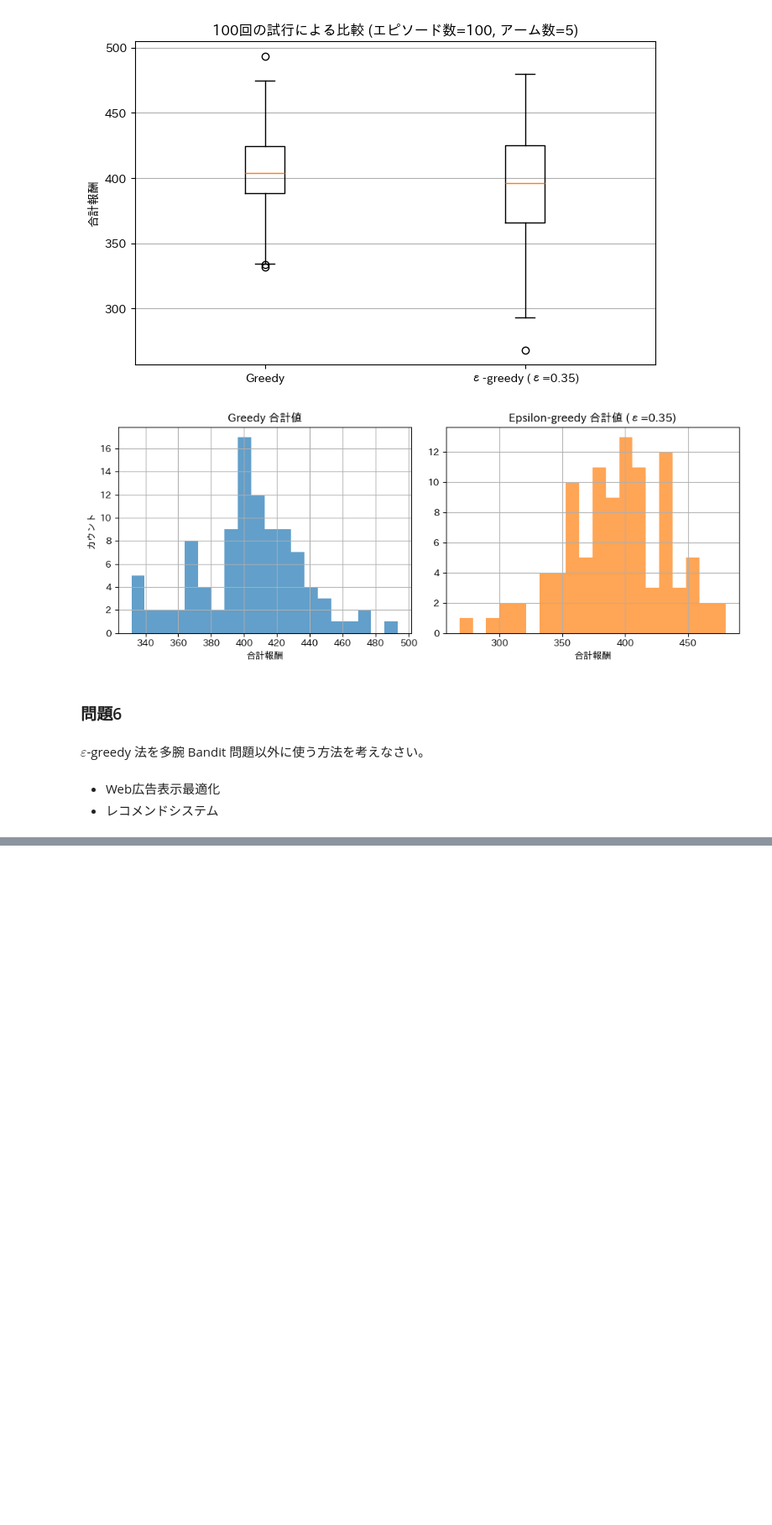
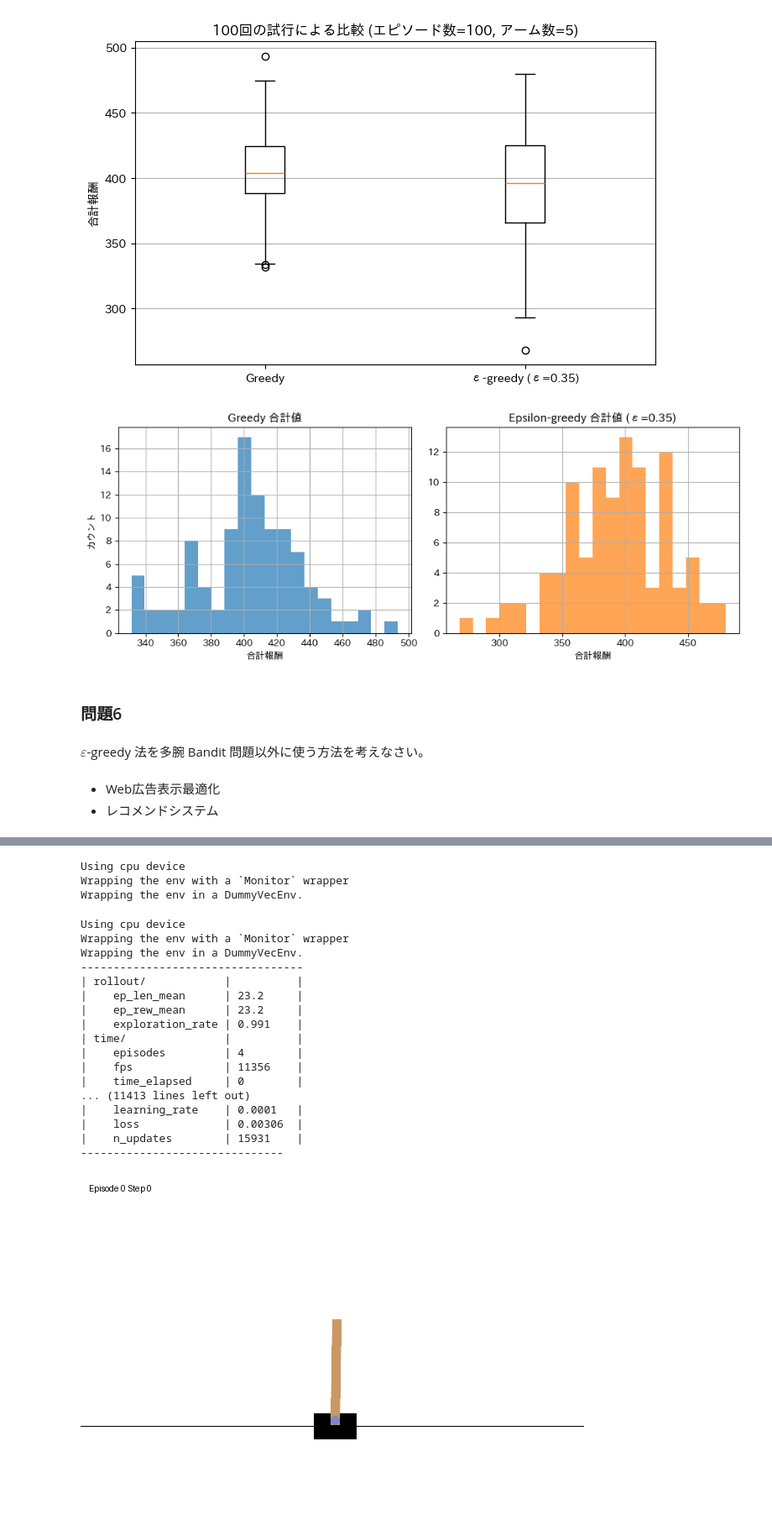
Before and after one commit to OrlyIdeate/deep-learning, a Jupyter notebook: 22050002_uenojin_exercises_2nd_semester.ipynb, the cells around one changed output, grey strips where cells are left out. Shown at 84% size. Saved outputs shown, nothing was run; the diff lists cells and outputs as text; code cells hidden in the pictures; blank space fills up the shorter version.

```diff
--- a/22050002_uenojin_exercises_2nd_semester.ipynb
+++ b/22050002_uenojin_exercises_2nd_semester.ipynb
@@ -942,0 +1014,80 @@ $\varepsilon$ の確率でランダムに行動を選び、$1 - \varepsilon$ の
+# %%
+import gymnasium as gym
+from stable_baselines3 import DQN
+
+env = gym.make("CartPole-v1", render_mode="rgb_array")
+
+model = DQN("MlpPolicy", env, verbose=1, device="cpu")
+
+model.learn(total_timesteps=5)
+
+obs, info = env.reset()
+for _ in range(3):
+    action, _ = model.predict(obs)
+    obs, reward, terminated, truncated, info = env.step(action)
+    if terminated or truncated:
+        obs, info = env.reset()
+
+env.close()
+# %% [output]
+Using cpu device
+Wrapping the env with a `Monitor` wrapper
+Wrapping the env in a DummyVecEnv.
+# %%
+import gymnasium as gym
+from stable_baselines3 import DQN
+import numpy as np
+from PIL import Image, ImageDraw
+import imageio
+
+env = gym.make("CartPole-v1", render_mode="rgb_array")
+model = DQN("MlpPolicy", env, verbose=1, device="cpu")
+model.learn(total_timesteps=100000)
+
+obs, info = env.reset()
+
+frames = []
+episode = 0
+step = 0
+
+for _ in range(900):
+    action, _ = model.predict(obs)
+    obs, reward, terminated, truncated, info = env.step(action)
+
+    frame = env.render()
+
+    pil_img = Image.fromarray(frame)
+    draw = ImageDraw.Draw(pil_img)
+    draw.text((10, 10), f"Episode {episode} Step {step}", fill=(0,0,0))
+
+    frames.append(np.array(pil_img))
+    step += 1
+
+    if terminated or truncated:
+        obs, info = env.reset()
+        episode += 1
+        step = 0
+
+imageio.mimsave("cartpole.gif", frames, fps=30)
+
+from IPython.display import Image
+Image(filename="cartpole.gif")
+# %% [output]
+Using cpu device
+Wrapping the env with a `Monitor` wrapper
+Wrapping the env in a DummyVecEnv.
+----------------------------------
+| rollout/            |          |
+|    ep_len_mean      | 23.2     |
+|    ep_rew_mean      | 23.2     |
+|    exploration_rate | 0.991    |
+| time/               |          |
+|    episodes         | 4        |
+|    fps              | 11356    |
+|    time_elapsed     | 0        |
+... (11413 lines left out)
+|    learning_rate    | 0.0001   |
+|    loss             | 0.00306  |
+|    n_updates        | 15931    |
+-------------------------------
+[figure, added]
```
Also changed, not shown: parts of 17 cells of this notebook, 2 other files.
